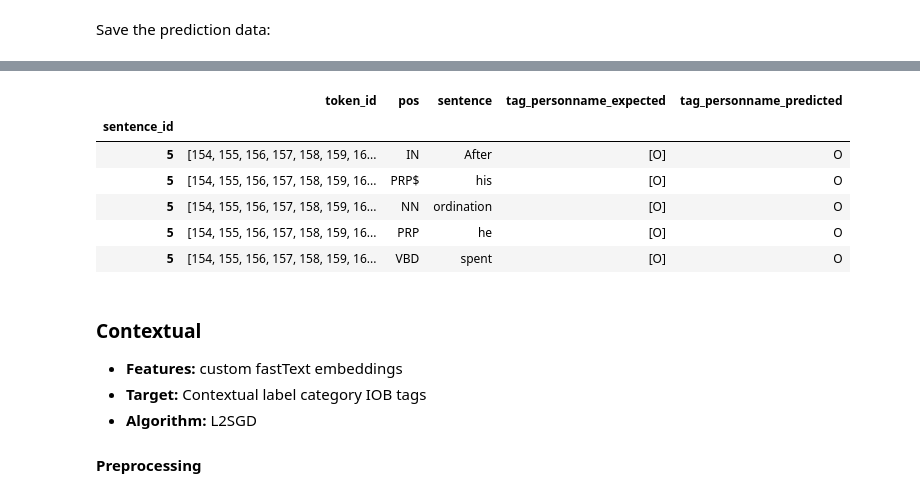
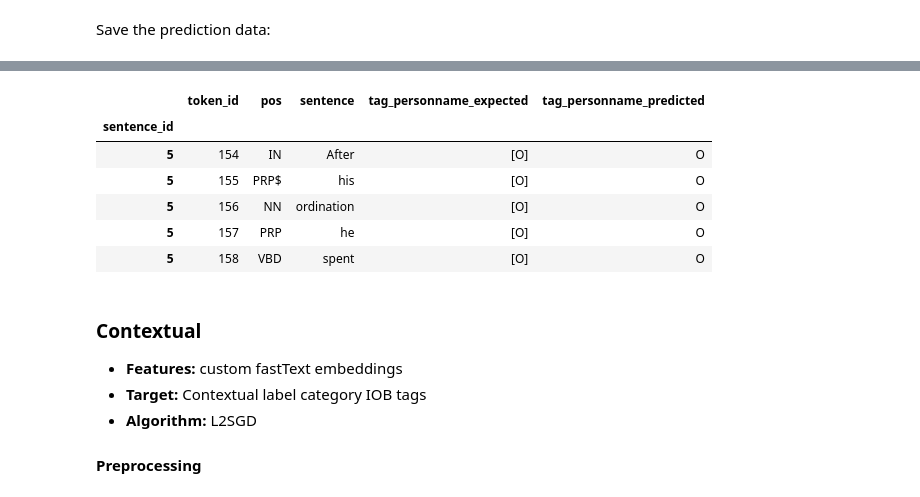
Before and after one commit to thegoose20/gender-bias, a Jupyter notebook: token_classification/BaselineSequenceClassifiers_LabelsCustomFastText.ipynb, the cells around one changed output, grey strips where cells are left out. Drawn from its saved outputs; the diff is of its cells as text; code cells hidden in the pictures.

```diff
--- a/token_classification/BaselineSequenceClassifiers_LabelsCustomFastText.ipynb
+++ b/token_classification/BaselineSequenceClassifiers_LabelsCustomFastText.ipynb
@@ -202,7 +202,7 @@ Use the custom fastText word embeddings, trained on the entire dataset of descri
 # %% [markdown]
 Use the word embedding model trained on lowercased text to 100 dimensions:
 # %%
-file_name = get_tmpfile(config.tokc_path+"fasttext100_lowercased.model")
+file_name = config.tokc_path+"fasttext100_lowercased.model"  #get_tmpfile()
 embedding_model = FastText.load(file_name)
 # %%
 vocabulary = list(df_train.token.unique())
@@ -435,8 +428,8 @@ print(dev_sentences_pers[0][:3])
 
 Train a Conditional Random Field (CRF) model with the default parameters on the **Person Name** category of tags:
 # %%
-train_sentences = train_sentences_ling
-dev_sentences = dev_sentences_ling
+train_sentences = train_sentences_pers
+dev_sentences = dev_sentences_pers
 # %%
 # Features
 X_train = [extractSentenceFeatures(sentence) for sentence in train_sentences]
@@ -497,14 +486,15 @@ df_dev_grouped.head()
 # %%
-df_dev_exploded = df_dev_grouped.explode(list(df_dev_grouped.columns)[1:])
+df_dev_grouped = df_dev_grouped.set_index("sentence_id")
+df_dev_exploded = df_dev_grouped.explode(list(df_dev_grouped.columns))
 df_dev_exploded.head()
 # %% [output]
 |  | token_id | pos | sentence | tag_personname_expected | tag_personname_predicted |
 | sentence_id |  |  |  |  |  |
-| 5 | [154, 155, 156, 157, 158, 159, 16... | IN | After | [O] | O |
-| 5 | [154, 155, 156, 157, 158, 159, 16... | PRP$ | his | [O] | O |
-| 5 | [154, 155, 156, 157, 158, 159, 16... | NN | ordination | [O] | O |
-| 5 | [154, 155, 156, 157, 158, 159, 16... | PRP | he | [O] | O |
-| 5 | [154, 155, 156, 157, 158, 159, 16... | VBD | spent | [O] | O |
+| 5 | 154 | IN | After | [O] | O |
+| 5 | 155 | PRP$ | his | [O] | O |
+| 5 | 156 | NN | ordination | [O] | O |
+| 5 | 157 | PRP | he | [O] | O |
+| 5 | 158 | VBD | spent | [O] | O |
 # %%
 filename = "crf_l2sgd_personname_labels_baseline.csv"
 df_dev_exploded.to_csv(config.tokc_path+output_path+filename)
```
Also changed, not shown: parts of 28 cells of this notebook, 1 other file.
